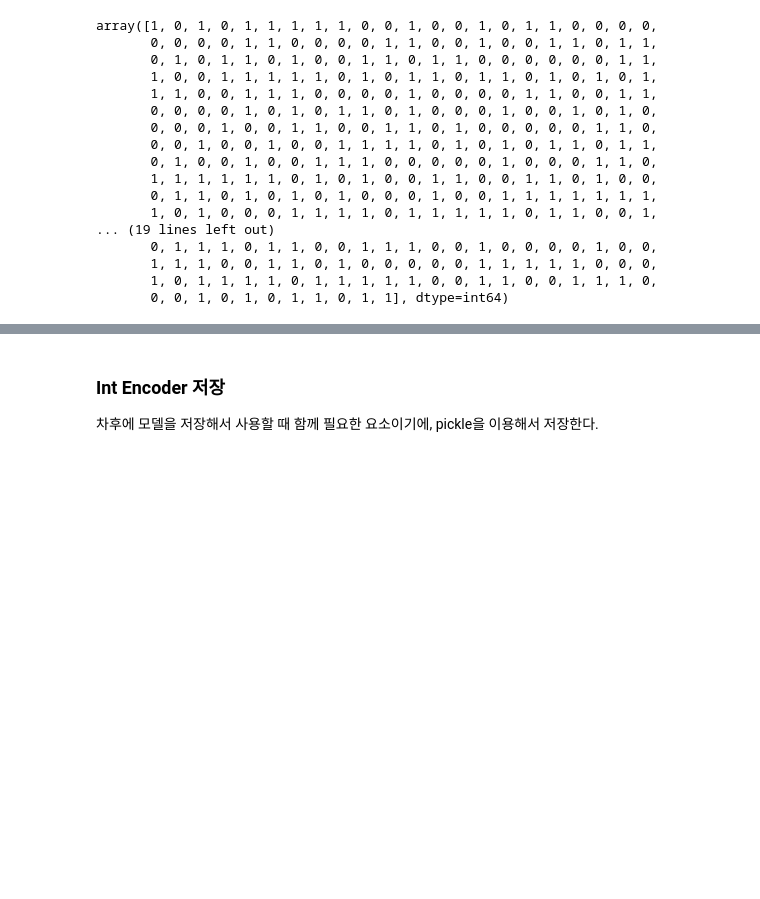
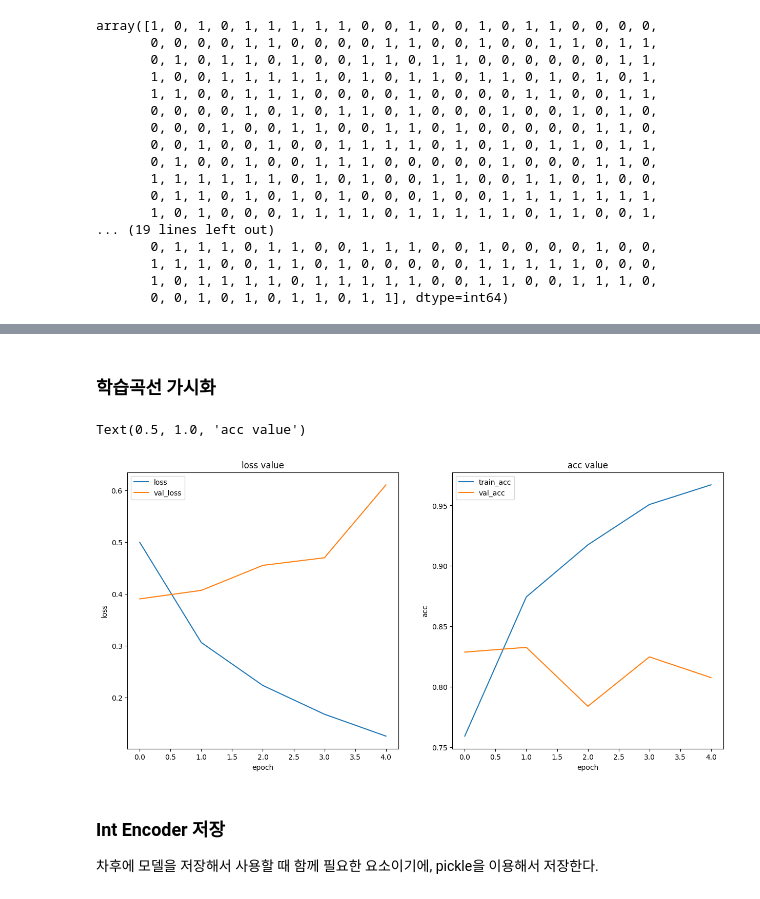
Before and after one commit to LeeHeonWoo1/Intel, a Jupyter notebook: NLP_Project/modeling/6_modeling_with_new_data.ipynb, the cells around one changed output, grey strips where cells are left out. Cells and saved outputs as stored; diff of their text form; code cells hidden in the pictures; blank space fills up the shorter version.

Commit message:
modeling with two layer

```diff
--- a/NLP_Project/modeling/6_modeling_with_new_data.ipynb
+++ b/NLP_Project/modeling/6_modeling_with_new_data.ipynb
@@ -458,3 +498,27 @@ KeyboardInterrupt:
+# %% [markdown]
+### 학습곡선 가시화
+# %%
+hist = pd.read_csv("./new_model/history/1st_train_history.csv")
+
+plt.figure(figsize=(15, 7))
+plt.subplot(1, 2, 1)
+plt.plot(hist['epoch'], hist['loss'], label = "loss")
+plt.plot(hist['epoch'], hist['val_loss'], label = "val_loss")
+plt.xlabel("epoch")
+plt.ylabel("loss")
+plt.legend()
+plt.title("loss value")
+
+plt.subplot(1, 2, 2)
+plt.plot(hist['epoch'], hist['acc'], label = "train_acc")
+plt.plot(hist['epoch'], hist['val_acc'], label = "val_acc")
+plt.xlabel("epoch")
+plt.ylabel("acc")
+plt.legend()
+plt.title("acc value")
+# %% [output]
+Text(0.5, 1.0, 'acc value')
+[figure, added]
 # %% [markdown]
 ### Int Encoder 저장
 
```
Also changed, not shown: parts of 24 cells of this notebook.
